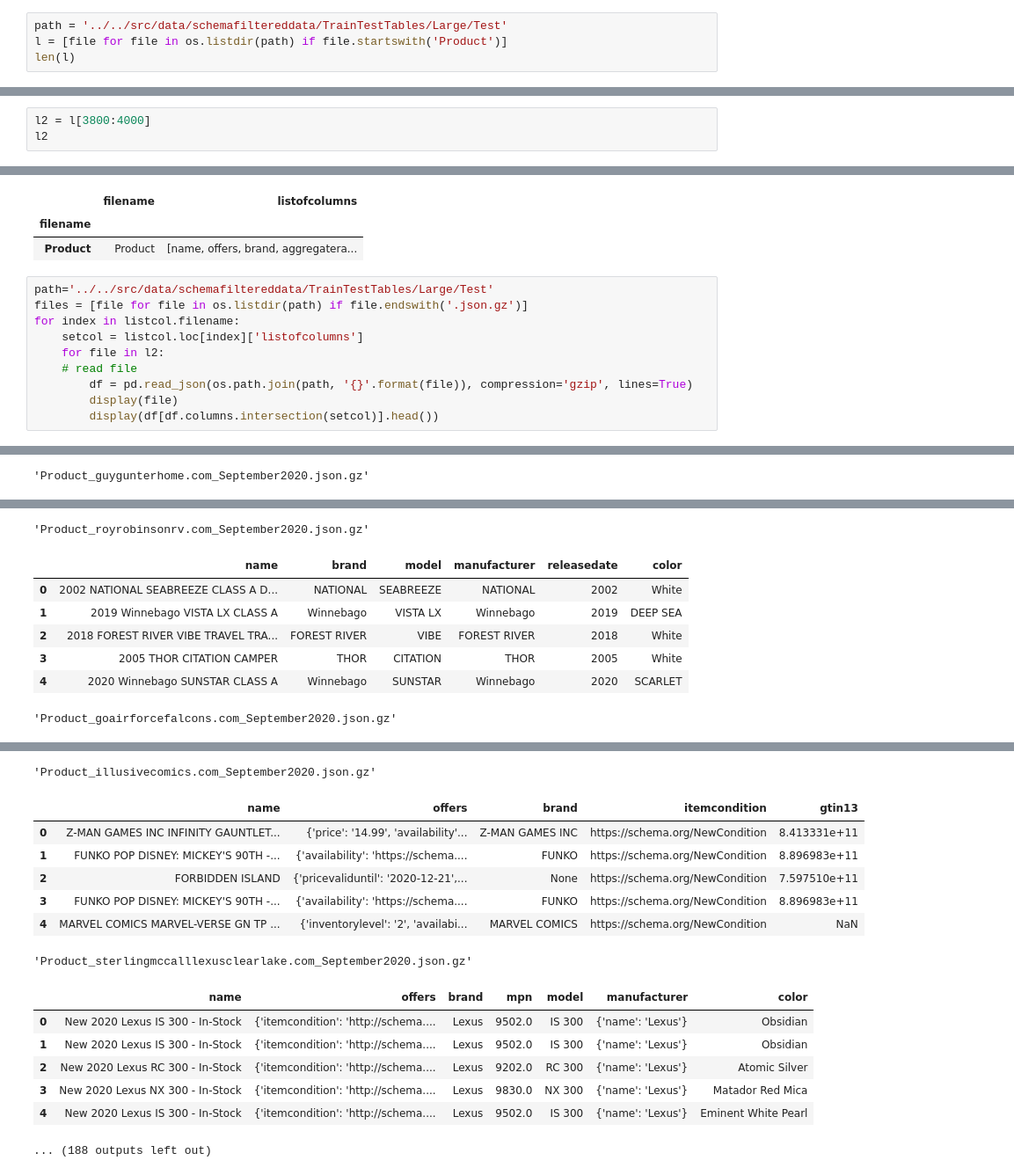
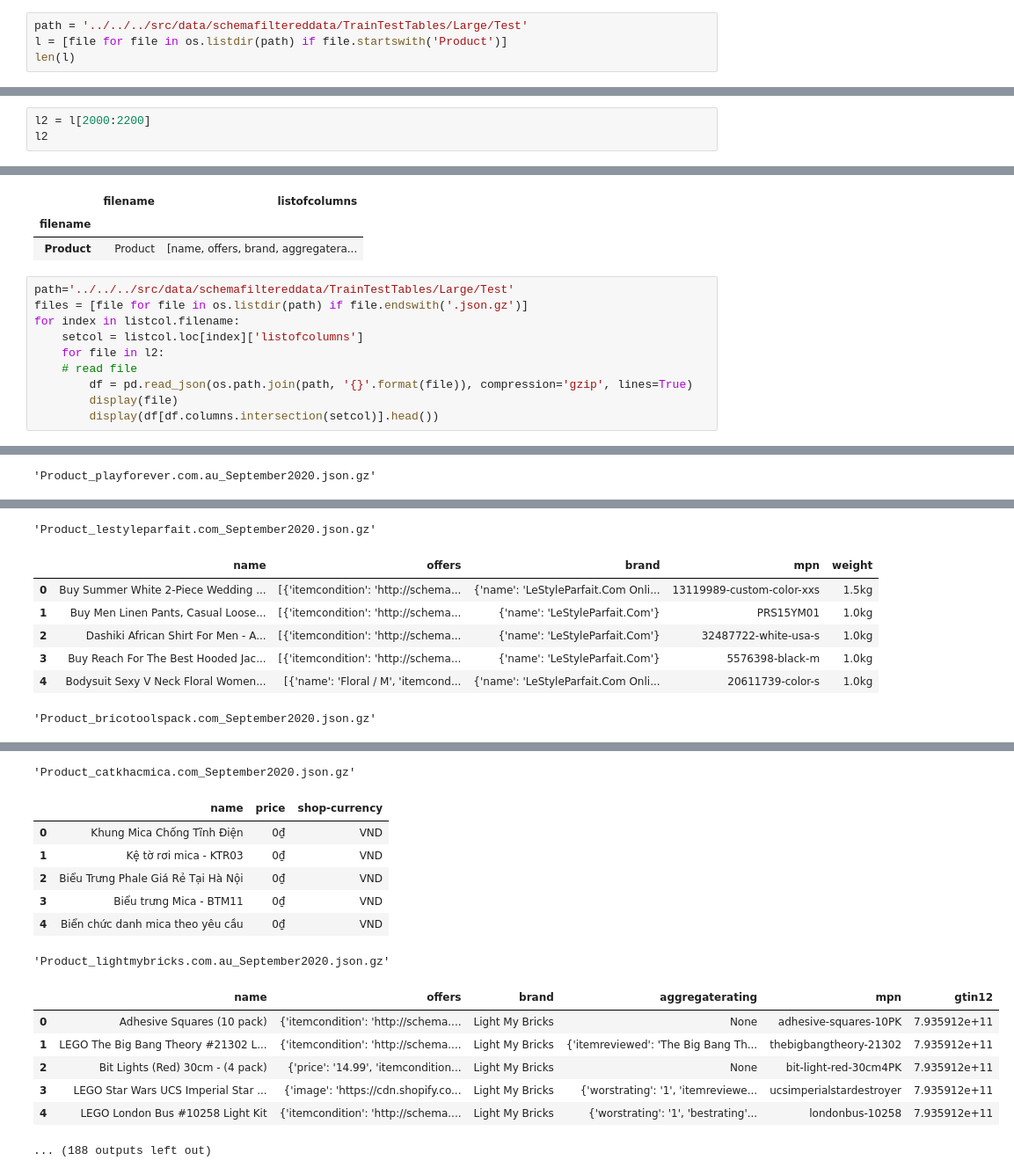
Before and after one commit to NiklasSabel/data_integration_using_deep_learning, a Jupyter notebook: notebooks/Schema/Manual_check_test_data/manual_check_test_data_jh.ipynb, the cells around one changed output, grey strips where cells are left out. Shown at 88% size. Saved outputs shown, nothing was run; the diff lists cells and outputs as text.

```diff
--- a/notebooks/Schema/Manual_check_test_data/manual_check_test_data_jh.ipynb
+++ b/notebooks/Schema/Manual_check_test_data/manual_check_test_data_jh.ipynb
@@ -9,12 +9,12 @@ import matplotlib.pyplot as plt
 import seaborn as sns
 import re
 # %%
-path = '../../src/data/schemafiltereddata/TrainTestTables/Large/Test'
+path = '../../../src/data/schemafiltereddata/TrainTestTables/Large/Test'
 l = [file for file in os.listdir(path) if file.startswith('Product')]
 len(l)
 # %% [output]
 4239
 # %%
-l2 = l[3800:4000]
+l2 = l[2000:2200]
 l2
 # %% [output]
@@ -59,7 +59,7 @@ listcol
 | filename |  |  |
 | Product | Product | [name, offers, brand, aggregatera... |
 # %%
-path='../../src/data/schemafiltereddata/TrainTestTables/Large/Test'
+path='../../../src/data/schemafiltereddata/TrainTestTables/Large/Test'
 files = [file for file in os.listdir(path) if file.endswith('.json.gz')]
 for index in listcol.filename:
     setcol = listcol.loc[index]['listofcolumns']
@@ -79 +79 @@ for index in listcol.filename:
-'Product_guygunterhome.com_September2020.json.gz'
+'Product_playforever.com.au_September2020.json.gz'
@@ -86,8 +86,8 @@ for index in listcol.filename:
-'Product_royrobinsonrv.com_September2020.json.gz'
+'Product_lestyleparfait.com_September2020.json.gz'
-|  | name | brand | model | manufacturer | releasedate | color |
-| 0 | 2002 NATIONAL SEABREEZE CLASS A D... | NATIONAL | SEABREEZE | NATIONAL | 2002 | White |
-| 1 | 2019 Winnebago VISTA LX CLASS A | Winnebago | VISTA LX | Winnebago | 2019 | DEEP SEA |
-| 2 | 2018 FOREST RIVER VIBE TRAVEL TRA... | FOREST RIVER | VIBE | FOREST RIVER | 2018 | White |
-| 3 | 2005 THOR CITATION CAMPER | THOR | CITATION | THOR | 2005 | White |
-| 4 | 2020 Winnebago SUNSTAR CLASS A | Winnebago | SUNSTAR | Winnebago | 2020 | SCARLET |
+|  | name | offers | brand | mpn | weight |
+| 0 | Buy Summer White 2-Piece Wedding ... | [{'itemcondition': 'http://schema... | {'name': 'LeStyleParfait.Com Onli... | 13119989-custom-color-xxs | 1.5kg |
+| 1 | Buy Men Linen Pants, Casual Loose... | [{'itemcondition': 'http://schema... | {'name': 'LeStyleParfait.Com'} | PRS15YM01 | 1.0kg |
+| 2 | Dashiki African Shirt For Men - A... | [{'itemcondition': 'http://schema... | {'name': 'LeStyleParfait.Com'} | 32487722-white-usa-s | 1.0kg |
+| 3 | Buy Reach For The Best Hooded Jac... | [{'itemcondition': 'http://schema... | {'name': 'LeStyleParfait.Com'} | 5576398-black-m | 1.0kg |
+| 4 | Bodysuit Sexy V Neck Floral Women... | [{'name': 'Floral / M', 'itemcond... | {'name': 'LeStyleParfait.Com Onli... | 20611739-color-s | 1.0kg |
-'Product_goairforcefalcons.com_September2020.json.gz'
+'Product_bricotoolspack.com_September2020.json.gz'
@@ -100,15 +100,15 @@ for index in listcol.filename:
-'Product_illusivecomics.com_September2020.json.gz'
+'Product_catkhacmica.com_September2020.json.gz'
-|  | name | offers | brand | itemcondition | gtin13 |
-| 0 | Z-MAN GAMES INC INFINITY GAUNTLET... | {'price': '14.99', 'availability'... | Z-MAN GAMES INC | https://schema.org/NewCondition | 8.413331e+11 |
-| 1 | FUNKO POP DISNEY: MICKEY'S 90TH -... | {'availability': 'https://schema.... | FUNKO | https://schema.org/NewCondition | 8.896983e+11 |
-| 2 | FORBIDDEN ISLAND | {'pricevaliduntil': '2020-12-21',... | None | https://schema.org/NewCondition | 7.597510e+11 |
-| 3 | FUNKO POP DISNEY: MICKEY'S 90TH -... | {'availability': 'https://schema.... | FUNKO | https://schema.org/NewCondition | 8.896983e+11 |
-| 4 | MARVEL COMICS MARVEL-VERSE GN TP ... | {'inventorylevel': '2', 'availabi... | MARVEL COMICS | https://schema.org/NewCondition | NaN |
+|  | name | price | shop-currency |
+| 0 | Khung Mica Chống Tĩnh Điện | 0₫ | VND |
+| 1 | Kệ tờ rơi mica - KTR03 | 0₫ | VND |
+| 2 | Biểu Trưng Phale Giá Rẻ Tại Hà Nội | 0₫ | VND |
+| 3 | Biểu trưng Mica - BTM11 | 0₫ | VND |
+| 4 | Biển chức danh mica theo yêu cầu | 0₫ | VND |
-'Product_sterlingmccalllexusclearlake.com_September2020.json.gz'
+'Product_lightmybricks.com.au_September2020.json.gz'
-|  | name | offers | brand | mpn | model | manufacturer | color |
-| 0 | New 2020 Lexus IS 300 - In-Stock | {'itemcondition': 'http://schema.... | Lexus | 9502.0 | IS 300 | {'name': 'Lexus'} | Obsidian |
-| 1 | New 2020 Lexus IS 300 - In-Stock | {'itemcondition': 'http://schema.... | Lexus | 9502.0 | IS 300 | {'name': 'Lexus'} | Obsidian |
-| 2 | New 2020 Lexus RC 300 - In-Stock | {'itemcondition': 'http://schema.... | Lexus | 9202.0 | RC 300 | {'name': 'Lexus'} | Atomic Silver |
-| 3 | New 2020 Lexus NX 300 - In-Stock | {'itemcondition': 'http://schema.... | Lexus | 9830.0 | NX 300 | {'name': 'Lexus'} | Matador Red Mica |
-| 4 | New 2020 Lexus IS 300 - In-Stock | {'itemcondition': 'http://schema.... | Lexus | 9502.0 | IS 300 | {'name': 'Lexus'} | Eminent White Pearl |
+|  | name | offers | brand | aggregaterating | mpn | gtin12 |
+| 0 | Adhesive Squares (10 pack) | {'itemcondition': 'http://schema.... | Light My Bricks | None | adhesive-squares-10PK | 7.935912e+11 |
+| 1 | LEGO The Big Bang Theory #21302 L... | {'itemcondition': 'http://schema.... | Light My Bricks | {'itemreviewed': 'The Big Bang Th... | thebigbangtheory-21302 | 7.935912e+11 |
+| 2 | Bit Lights (Red) 30cm - (4 pack) | {'price': '14.99', 'itemcondition... | Light My Bricks | None | bit-light-red-30cm4PK | 7.935912e+11 |
+| 3 | LEGO Star Wars UCS Imperial Star ... | {'image': 'https://cdn.shopify.co... | Light My Bricks | {'worstrating': '1', 'itemreviewe... | ucsimperialstardestroyer | 7.935912e+11 |
+| 4 | LEGO London Bus #10258 Light Kit | {'itemcondition': 'http://schema.... | Light My Bricks | {'worstrating': '1', 'bestrating'... | londonbus-10258 | 7.935912e+11 |
 ... (188 outputs left out)
```
Also changed, not shown: parts of 3 cells of this notebook.
